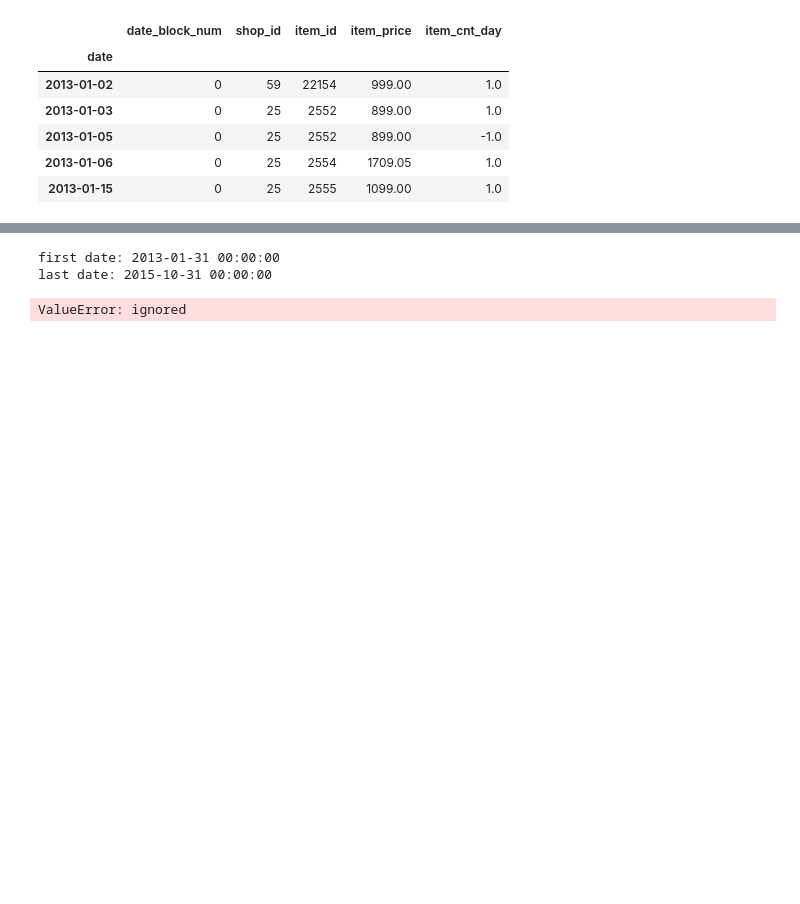
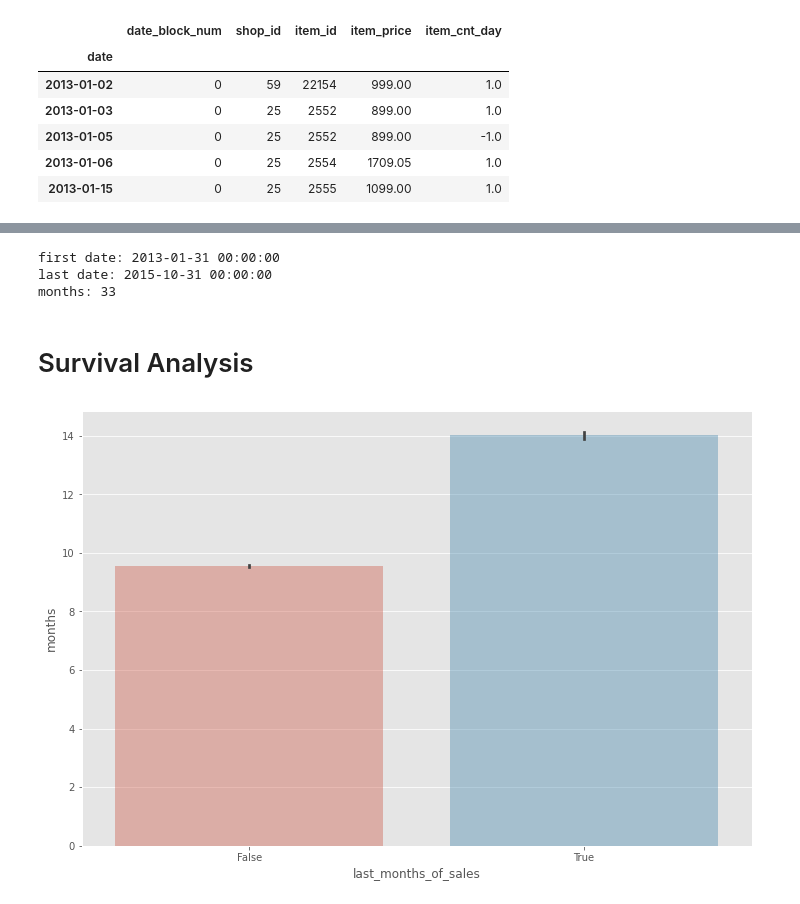
Before and after one commit to jquesada92/Kaggle_Times_Series_Competition, a Jupyter notebook: times_series_competition.ipynb, the cells around one changed output, grey strips where cells are left out. Cells and saved outputs as stored; diff of their text form; code cells hidden in the pictures; blank space fills up the shorter version.

```diff
--- a/times_series_competition.ipynb
+++ b/times_series_competition.ipynb
@@ -152,0 +156,18 @@ df_monthly_sales = df_sales.groupby('item_id').resample('M').item_cnt_day.sum().
+# %%
+df_agg_monthly_sales = df_sales.query('item_cnt_day>-1').reset_index().groupby(['item_id']).agg({'date':['min','max']})
+df_agg_monthly_sales.columns = ['first_sale','last_sale']
+df_agg_monthly_sales['months'] = df_agg_monthly_sales.apply(lambda x: month_diff(x.first_sale,x.last_sale),axis = 1)
+# %%
+df_monthly_sales = df_sales.groupby('item_id').resample('M').item_cnt_day.sum()\
+.reset_index()\
+.pivot_table(index= 'date',columns='item_id',values='item_cnt_day',aggfunc='sum')\
+.reset_index()\
+.melt(id_vars='date',value_name='item_cnt_month',var_name='item_id')\
+.fillna(0)\
+.merge(df_agg_monthly_sales,on=['item_id'],how='left')\
+.query('date>=first_sale & date<=last_sale')\
+.merge(df_item,on='item_id')\
+.drop(['last_sale','first_sale','months'],axis=1)\
+.assign(months = lambda _x: _x.groupby('item_id').date.transform(lambda x: month_diff(x.min(),x.dt)),
+        last_months_of_sales = lambda _x: _x.groupby('item_id').date.transform(lambda x: x.max()==x))\
+.sort_values(['item_id','date'], ascending = False )
@@ -153,14 +184,14 @@ df_monthly_sales = df_sales.groupby('item_id').resample('M').item_cnt_day.sum().
 # %%
 first_date, last_date = df_monthly_sales.date.min(), df_monthly_sales.date.max()
-print(f'first date: {first_date}\nlast date: {last_date}')
+print(f'first date: {first_date}\nlast date: {last_date}\nmonths: {month_diff(first_date,last_date)}')
 # %% [output]
 first date: 2013-01-31 00:00:00
 last date: 2015-10-31 00:00:00
+months: 33
-# %%
-def month_diff(a, b):
-    return 12 * (b.year - a.year) + (b.month - a.month)
-df_monthly_sales['months_in_sales'] = df_monthly_sales.date.transform(lambda x:  month_diff(x.min(),x.dt))
+# %% [markdown]
+# Survival Analysis
 # %%
-sns.lineplot(data=df_monthly_sales,x='months',y='item_cnt_day',hue='product_type')
+sns.barplot(data=df_monthly_sales,x='last_months_of_sales',y="months", alpha=.4)
+plt.show()
 # %% [output]
-ValueError: ignored
+[figure, added]
```
Also changed, not shown: parts of 8 cells of this notebook.
